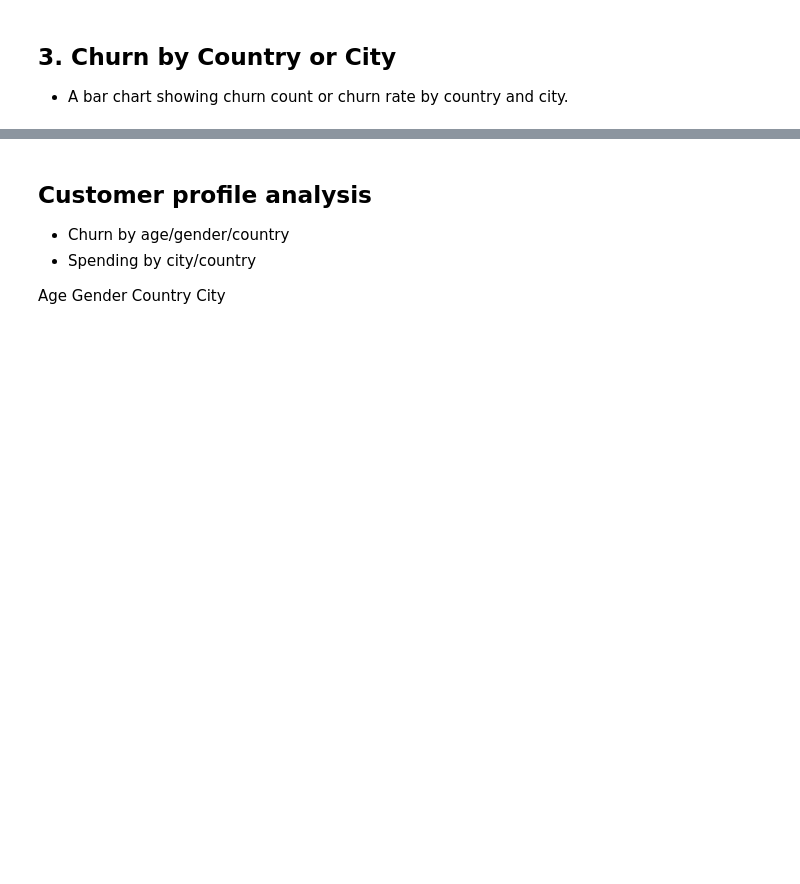
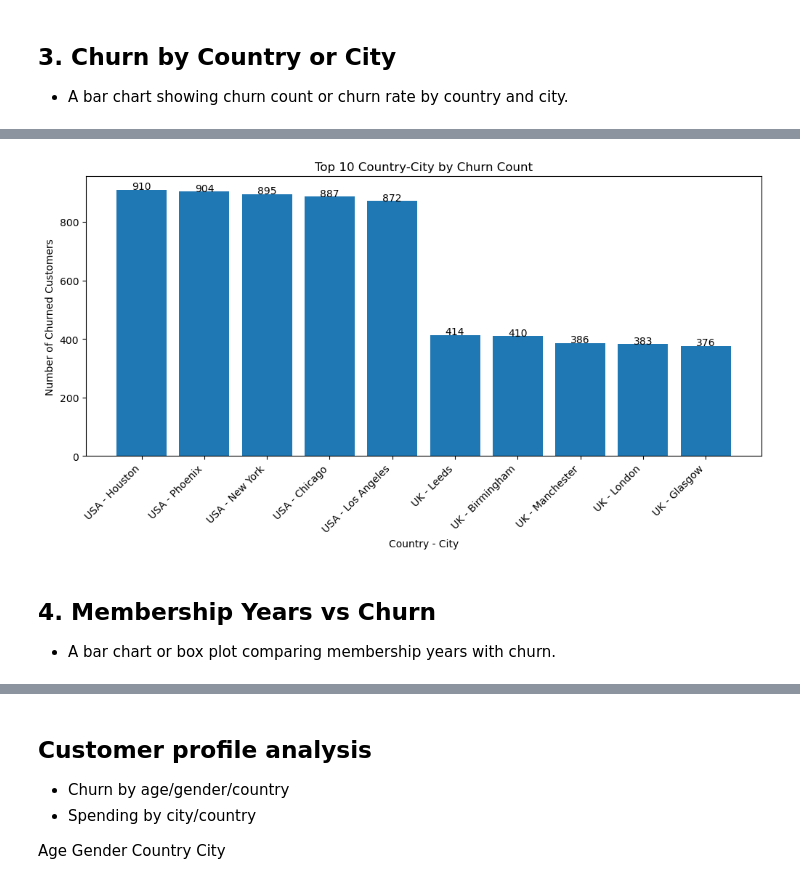
Before and after one commit to pinkimahato9814-afk/Final_project_Customer-Mind-360, a Jupyter notebook: notebooks/01_data_understanding_cleanng.ipynb, the cells around one changed output, grey strips where cells are left out. Cells and saved outputs as stored; diff of their text form; code cells hidden in the pictures; blank space fills up the shorter version.

```diff
--- a/notebooks/01_data_understanding_cleanng.ipynb
+++ b/notebooks/01_data_understanding_cleanng.ipynb
@@ -546,6 +546,19 @@ plt.show()
 ## 3. Churn by Country or City
 - A bar chart showing churn count or churn rate by country and city.
 # %%
-# Calculate churn rate by age group
-churn_by_CC = (df.groupby(['Country','City'])["Churned"].mean() * 100)
+
+country_city_churn = df.groupby(["Country", "City"]).agg(
+     total_customers=("Churned", "count"),
+    churned_customers=("Churned", "sum"),
+    churn_rate=("Churned", "mean")
+).reset_index()
+# Convert churn rate into percentage
+country_city_churn["churn_rate"] = country_city_churn["churn_rate"] * 100
+# Sort by churned customers
+country_city_churn = country_city_churn.sort_values(
+    by="churned_customers",
+    ascending=False
+)
+
+country_city_churn.head(10)
 # %% [output]
@@ -552,0 +576,31 @@ TypeError: agg function failed [how->mean,dtype->object]
+# %%
+import matplotlib.pyplot as plt
+
+top_country_city = country_city_churn.head(10).copy()
+
+top_country_city["Country_City"] = (
+    top_country_city["Country"].astype(str) + " - " + top_country_city["City"].astype(str)
+)
+
+plt.figure(figsize=(12, 5))
+
+plt.bar(
+    top_country_city["Country_City"],
+    top_country_city["churned_customers"]
+)
+
+plt.title("Top 10 Country-City by Churn Count")
+plt.xlabel("Country - City")
+plt.ylabel("Number of Churned Customers")
+plt.xticks(rotation=45, ha="right")
+
+# Add values on top of bars
+for i, value in enumerate(top_country_city["churned_customers"]):
+    plt.text(i, value + 1, f"{value:.0f}", ha="center")
+
+plt.show()
+# %% [output]
+[figure, added]
+# %% [markdown]
+## 4. Membership Years vs Churn
+- A bar chart or box plot comparing membership years with churn.
```
Also changed, not shown: parts of 7 cells of this notebook.
